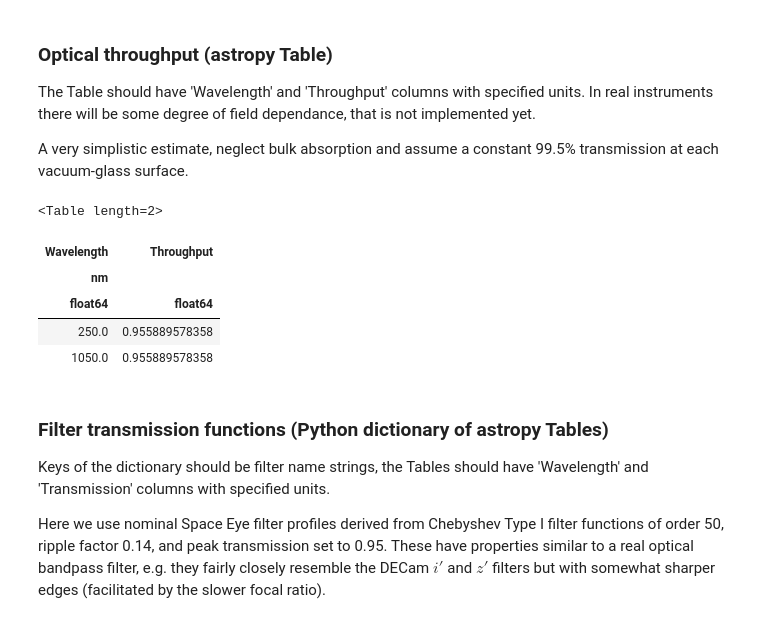
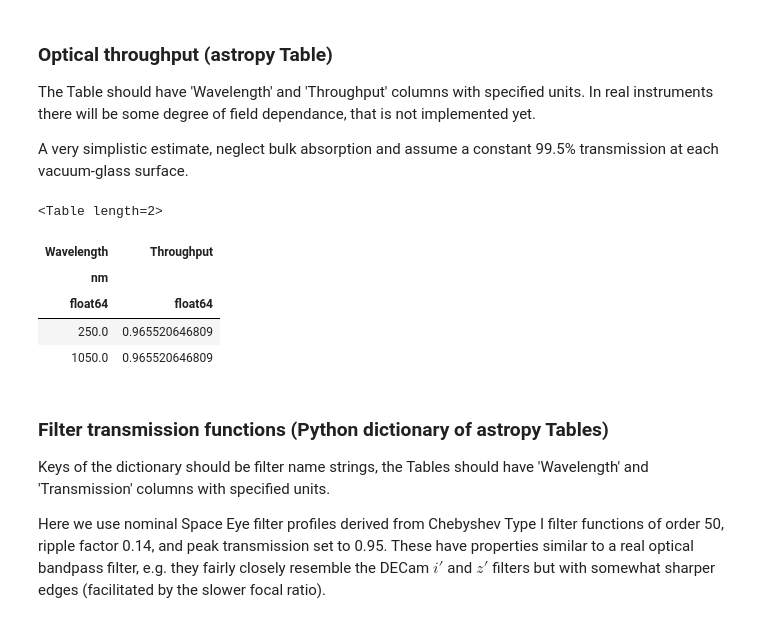
Before and after one commit to AnthonyHorton/astroimsim, a Jupyter notebook: Australian Space Eye.ipynb, the cells around one changed output. Saved outputs shown, nothing was run; the diff lists cells and outputs as text; code cells hidden in the pictures.

```diff
--- a/Australian Space Eye.ipynb
+++ b/Australian Space Eye.ipynb
@@ -76,18 +76,18 @@ The Table should have 'Wavelength' and 'Throughput' columns with specified units
 
 A very simplistic estimate, neglect bulk absorption and assume a constant 99.5% transmission at each vacuum-glass surface.
 # %%
-n_surfaces = 9
+n_surfaces = 7
 wavelengths = np.array((250, 1050)) * u.nm
 t = np.array((0.995**n_surfaces, 0.995**n_surfaces)) * u.dimensionless_unscaled
 throughput = Table(names = ('Wavelength', 'Throughput'), data = (wavelengths, t))
 throughput
 # %% [output]
 <Table length=2>
 | Wavelength | Throughput |
 | nm |  |
 | float64 | float64 |
-| 250.0 | 0.955889578358 |
-| 1050.0 | 0.955889578358 |
+| 250.0 | 0.965520646809 |
+| 1050.0 | 0.965520646809 |
 # %% [markdown]
 ### Filter transmission functions (Python dictionary of astropy Tables)
 
```
Also changed, not shown: parts of 27 cells of this notebook, 1 other file.
